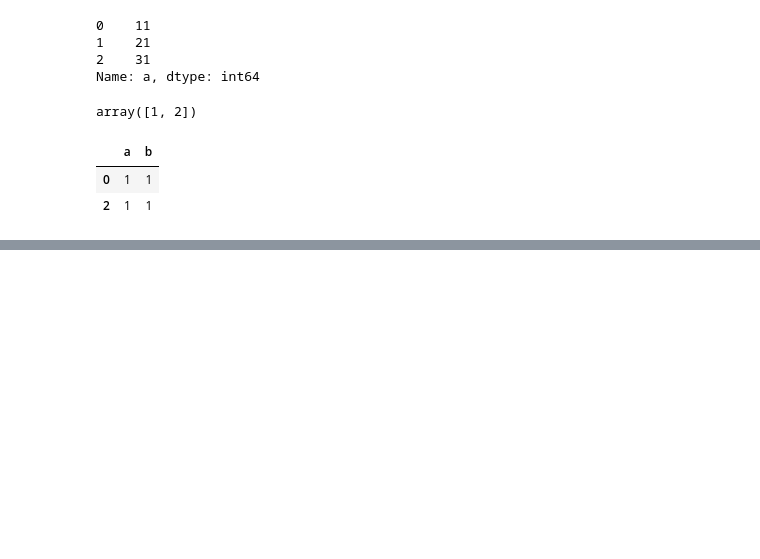
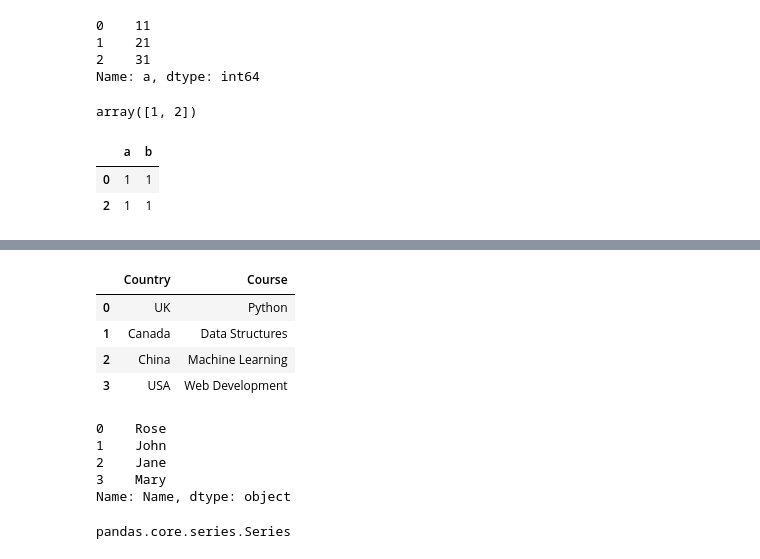
Before and after one commit to PosgradoMNA/actividades-de-aprendizaje-karelcuevas, a Jupyter notebook: assignment01.ipynb, the cells around one changed output, grey strips where cells are left out. Cells and saved outputs as stored; diff of their text form; code cells hidden in the pictures; blank space fills up the shorter version.

```diff
--- a/assignment01.ipynb
+++ b/assignment01.ipynb
@@ -710,0 +780,23 @@ df[df['a']<2]
+# %%
+c = df1[['Country','Course']]
+c
+# %% [output]
+|  | Country | Course |
+| 0 | UK | Python |
+| 1 | Canada | Data Structures |
+| 2 | China | Machine Learning |
+| 3 | USA | Web Development |
+# %%
+x = df['Name']
+x
+# %% [output]
+0    Rose
+1    John
+2    Jane
+3    Mary
+Name: Name, dtype: object
+# %%
+#check the type of x
+type(x)
+# %% [output]
+pandas.core.series.Series
```
Also changed, not shown: parts of 7 cells of this notebook.
